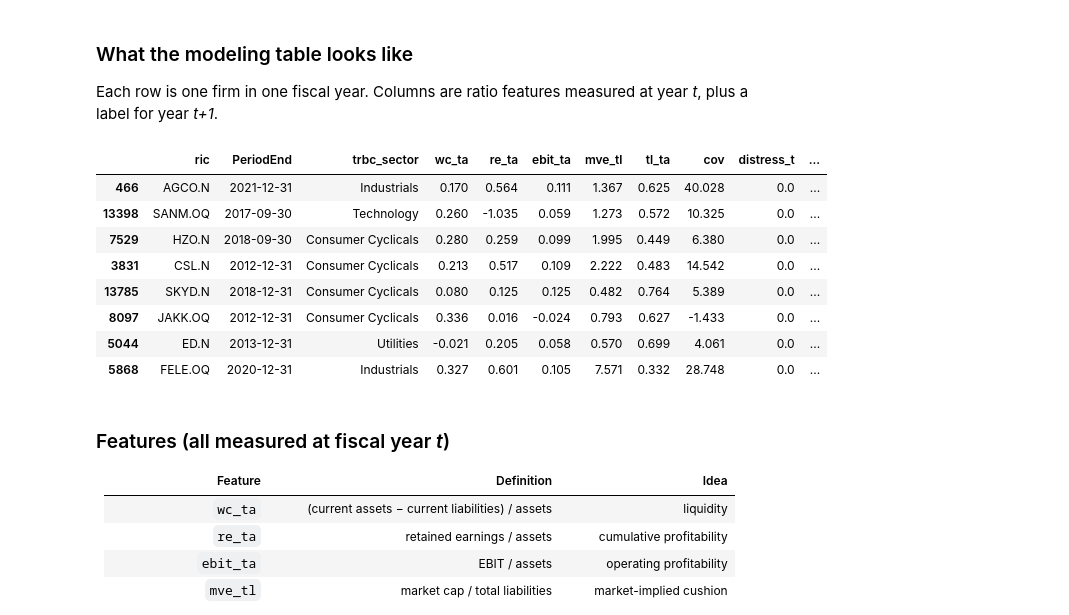
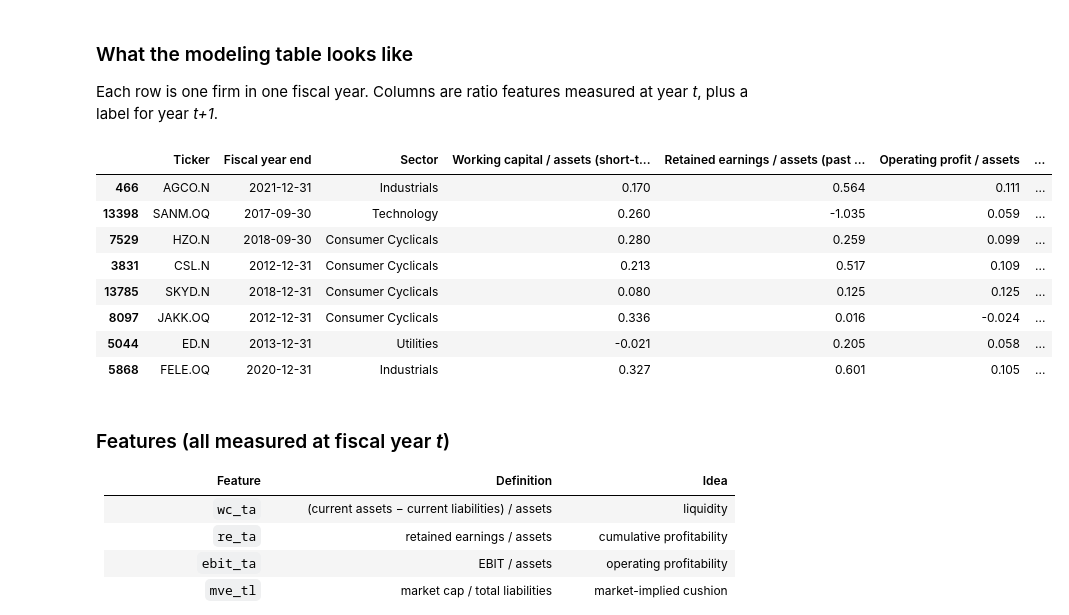
Before and after one commit to cwyatt-uf/cwyatt-uf.github.io, a Jupyter notebook: notebooks/Distress_Prediction_Notebook.ipynb, the cells around one changed output. Drawn from its saved outputs; the diff is of its cells as text; code cells hidden in the pictures.

```diff
--- a/notebooks/Distress_Prediction_Notebook.ipynb
+++ b/notebooks/Distress_Prediction_Notebook.ipynb
@@ -32,13 +32,38 @@ pd.set_option("display.width", 160)
 plt.rcParams.update({"figure.dpi": 110, "axes.spines.top": False, "axes.spines.right": False})
 
 # ---- modeling table built from LSEG data (one row per firm-fiscal-year) ----
-m = pd.read_csv("distress_model_data.csv", parse_dates=["PeriodEnd"])
+m = pd.read_csv("../data/distress_model_data.csv", parse_dates=["PeriodEnd"])
 
 feat = ["wc_ta", "re_ta", "ebit_ta", "mve_tl", "sales_ta", "tl_ta", "debt_ta", "cur_ratio",
         "cash_ta", "roa", "cfo_ta", "cov", "log_ta", "log_mc"]
 print(f"{len(m):,} firm-years | {m['ric'].nunique():,} firms | fiscal years {int(m['fy'].min())}-{int(m['fy'].max())}")
 # %% [output]
 17,164 firm-years | 1,908 firms | fiscal years 2007-2023
+# %%
+# Plain-English names for the features, used in plot labels
+FEATURE_LABELS = {
+    "wc_ta":      "Working capital / assets (short-term cushion)",
+    "re_ta":      "Retained earnings / assets (past profits kept)",
+    "ebit_ta":    "Operating profit / assets",
+    "mve_tl":     "Market value / total liabilities (equity cushion)",
+    "sales_ta":   "Sales / assets (how hard assets work)",
+    "tl_ta":      "Total liabilities / assets (leverage)",
+    "debt_ta":    "Debt / assets (borrowing)",
+    "cur_ratio":  "Current ratio (short-term assets / short-term bills)",
+    "cash_ta":    "Cash / assets",
+    "roa":        "Net income / assets (return on assets)",
+    "cfo_ta":     "Operating cash flow / assets",
+    "cov":        "Interest coverage (operating profit / interest)",
+    "log_ta":     "Size: total assets (log)",
+    "log_mc":     "Size: market cap (log)",
+    "distress_t": "Already distressed this year (yes/no)",
+}
+
+def nice(col):
+    """Readable label for a feature, including the year-over-year change features."""
+    if col.endswith("_chg"):
+        return "1-yr change in " + FEATURE_LABELS.get(col[:-4], col[:-4])
+    return FEATURE_LABELS.get(col, col)
 # %% [markdown]
 ---
 # 1. The data
@@ -70,17 +95,17 @@ Each row is one firm in one fiscal year. Columns are ratio features measured at
 # %%
 show = ["ric", "PeriodEnd", "trbc_sector", "wc_ta", "re_ta", "ebit_ta", "mve_tl", "tl_ta", "cov", "distress_t", "label"]
 show = [c for c in show if c in m.columns]
-m[show].sample(8, random_state=1).round(3)
+m[show].sample(8, random_state=1).round(3).rename(columns={**FEATURE_LABELS, "ric": "Ticker", "PeriodEnd": "Fiscal year end", "trbc_sector": "Sector", "label": "Distressed next year (label)"})
 # %% [output]
-|  | ric | PeriodEnd | trbc_sector | wc_ta | re_ta | ebit_ta | mve_tl | tl_ta | cov | distress_t | ... |
-| 466 | AGCO.N | 2021-12-31 | Industrials | 0.170 | 0.564 | 0.111 | 1.367 | 0.625 | 40.028 | 0.0 | ... |
-| 13398 | SANM.OQ | 2017-09-30 | Technology | 0.260 | -1.035 | 0.059 | 1.273 | 0.572 | 10.325 | 0.0 | ... |
-| 7529 | HZO.N | 2018-09-30 | Consumer Cyclicals | 0.280 | 0.259 | 0.099 | 1.995 | 0.449 | 6.380 | 0.0 | ... |
-| 3831 | CSL.N | 2012-12-31 | Consumer Cyclicals | 0.213 | 0.517 | 0.109 | 2.222 | 0.483 | 14.542 | 0.0 | ... |
-| 13785 | SKYD.N | 2018-12-31 | Consumer Cyclicals | 0.080 | 0.125 | 0.125 | 0.482 | 0.764 | 5.389 | 0.0 | ... |
-| 8097 | JAKK.OQ | 2012-12-31 | Consumer Cyclicals | 0.336 | 0.016 | -0.024 | 0.793 | 0.627 | -1.433 | 0.0 | ... |
-| 5044 | ED.N | 2013-12-31 | Utilities | -0.021 | 0.205 | 0.058 | 0.570 | 0.699 | 4.061 | 0.0 | ... |
-| 5868 | FELE.OQ | 2020-12-31 | Industrials | 0.327 | 0.601 | 0.105 | 7.571 | 0.332 | 28.748 | 0.0 | ... |
+|  | Ticker | Fiscal year end | Sector | Working capital / assets (short-t... | Retained earnings / assets (past ... | Operating profit / assets | ... |
+| 466 | AGCO.N | 2021-12-31 | Industrials | 0.170 | 0.564 | 0.111 | ... |
+| 13398 | SANM.OQ | 2017-09-30 | Technology | 0.260 | -1.035 | 0.059 | ... |
+| 7529 | HZO.N | 2018-09-30 | Consumer Cyclicals | 0.280 | 0.259 | 0.099 | ... |
+| 3831 | CSL.N | 2012-12-31 | Consumer Cyclicals | 0.213 | 0.517 | 0.109 | ... |
+| 13785 | SKYD.N | 2018-12-31 | Consumer Cyclicals | 0.080 | 0.125 | 0.125 | ... |
+| 8097 | JAKK.OQ | 2012-12-31 | Consumer Cyclicals | 0.336 | 0.016 | -0.024 | ... |
+| 5044 | ED.N | 2013-12-31 | Utilities | -0.021 | 0.205 | 0.058 | ... |
+| 5868 | FELE.OQ | 2020-12-31 | Industrials | 0.327 | 0.601 | 0.105 | ... |
 # %% [markdown]
 ### Features (all measured at fiscal year *t*)
 | Feature | Definition | Idea |
```
Also changed, not shown: parts of 16 cells of this notebook, 2 other files.
